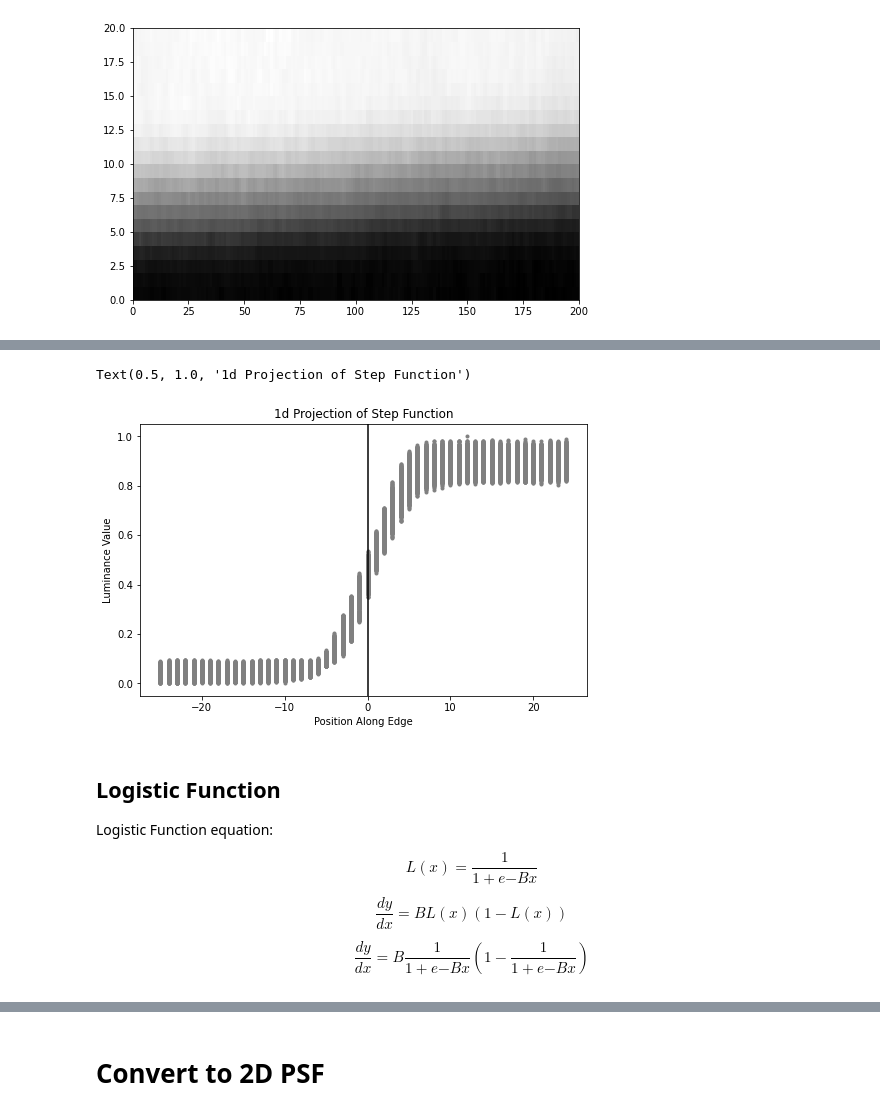
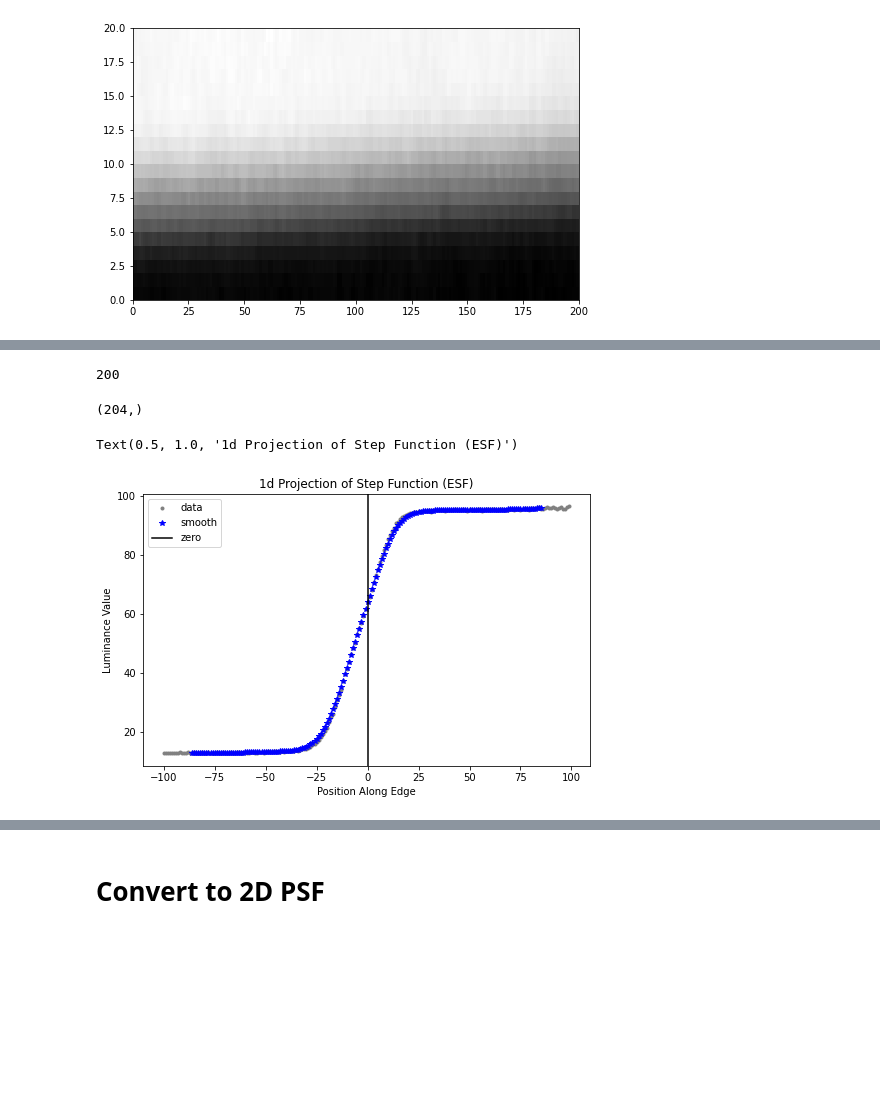
Before and after one commit to vdutell/st-bravo_analysis, a Jupyter notebook: 0b. Calibration_MTF_SlantEdge.ipynb, the cells around one changed output, grey strips where cells are left out. Saved outputs shown, nothing was run; the diff lists cells and outputs as text; code cells hidden in the pictures; blank space fills up the shorter version.

```diff
--- a/0b. Calibration_MTF_SlantEdge.ipynb
+++ b/0b. Calibration_MTF_SlantEdge.ipynb
@@ -230,0 +222,5 @@ plt.pcolormesh(crop,cmap='Greys_r')
+# %%
+frame_grey = frame_grey[650:750,:1000]
+#plt.figure(figsize=(12,12))
+plt.pcolormesh(frame_grey,cmap='Greys_r')
+plt.title('Frame - Greyscale')
@@ -268,0 +263,12 @@ Text(0.5, 1.0, 'Cropped Slant Edge Area')
+# %%
+#find offset
+offset = np.array((0,center_l))
+#find theta angle of rotation
+theta = -np.arctan((center_r - center_l)/len(filtered_frame[0])) #theta as tilt angle
+c, s = np.cos(theta), np.sin(theta)
+rotmat = np.array(((c, -s), (s, c)))
+#apply offset and rotation matrix to meshgrid of values
+xcoords, ycoords = np.meshgrid(np.arange(filtered_frame.shape[1]),np.arange(filtered_frame.shape[0]))
+ycoords = ycoords + center_l
+transformed_coords = np.einsum('ij, mnj -> imn', rotmat, np.dstack([xcoords, ycoords]))
+y_transformed_coords = transformed_coords[1,:,:]
@@ -268,0 +277,7 @@ Text(0.5, 1.0, 'Cropped Slant Edge Area')
+# %%
+bin_multiplier = 4
+bin_centers = np.linspace(np.min(y_transformed_coords),np.max(y_transformed_coords), filtered_frame.shape[0]*bin_multiplier)
+bin_assignments = np.digitize(y_transformed_coords, bin_centers)
+plt.pcolormesh(bin_assignments)
+plt.title('Bin Assignments')
+plt.colorbar()
@@ -269,23 +287,31 @@ Text(0.5, 1.0, 'Cropped Slant Edge Area')
+# %%
+len(proj_1d_vals)
+# %% [output]
+200
+# %%
+proj_1d_vals_smooth.shape
+# %% [output]
+(204,)
 # %%
-x = np.arange(-halfwidth,halfwidth)
-xvals = np.repeat(x,filtered_frame.shape[1])
-proj_1d_vals = crop.flatten()
+proj_1d_vals = [np.mean(frame_grey[np.where(bin_assignments==i)]) for i in range(len(bin_centers))]
+proj_1d_vals = proj_1d_vals[100:-100]
+xvals = np.arange(-len(proj_1d_vals)//2, len(proj_1d_vals)//2)
+
+#smooth
+kern_width = 15
+kernel = np.ones(kern_width)/(kern_width)
+proj_1d_vals_smooth = np.convolve(np.array(proj_1d_vals),kernel, mode='same') #first smooth
+proj_1d_vals_smooth = proj_1d_vals_smooth[kern_width-1:-(kern_width-1)] #remove edge effects
+x_vals_smooth = xvals[kern_width-1:-(kern_width-1)] #remove edge effects
+
 
 plt.plot(xvals,proj_1d_vals,'.',c='grey',label='data')
+plt.plot(x_vals_smooth,proj_1d_vals_smooth,'*',c='blue',label='smooth')
 plt.axvline(0,label='zero', c='k')
+plt.legend()
 plt.xlabel('Position Along Edge')
 plt.ylabel('Luminance Value')
-plt.title('1d Projection of Step Function')
+plt.title('1d Projection of Step Function (ESF)')
 # %% [output]
-Text(0.5, 1.0, '1d Projection of Step Function')
+Text(0.5, 1.0, '1d Projection of Step Function (ESF)')
-[figure, old version]
+[figure, new version]
-# %% [markdown]
-## Logistic Function
-
-Logistic Function equation:
-
-$$L(x) = \frac{1}{1+e{-Bx}}$$
-
-$$\frac{dy}{dx} = B L(x) (1-L(x))$$
-
-$$\frac{dy}{dx} = B \frac{1}{1+e{-Bx}} (1-\frac{1}{1+e{-Bx}})$$
```
Also changed, not shown: parts of 19 cells of this notebook.
